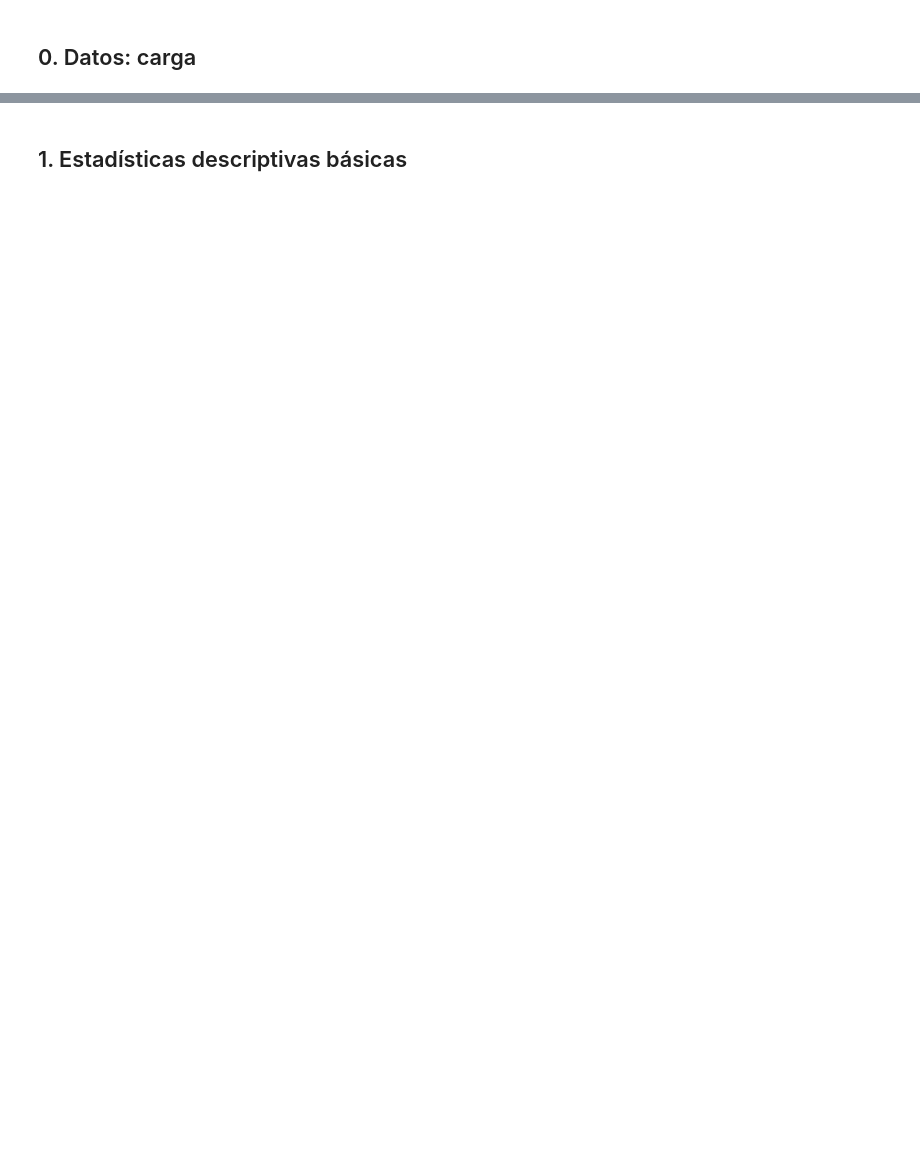
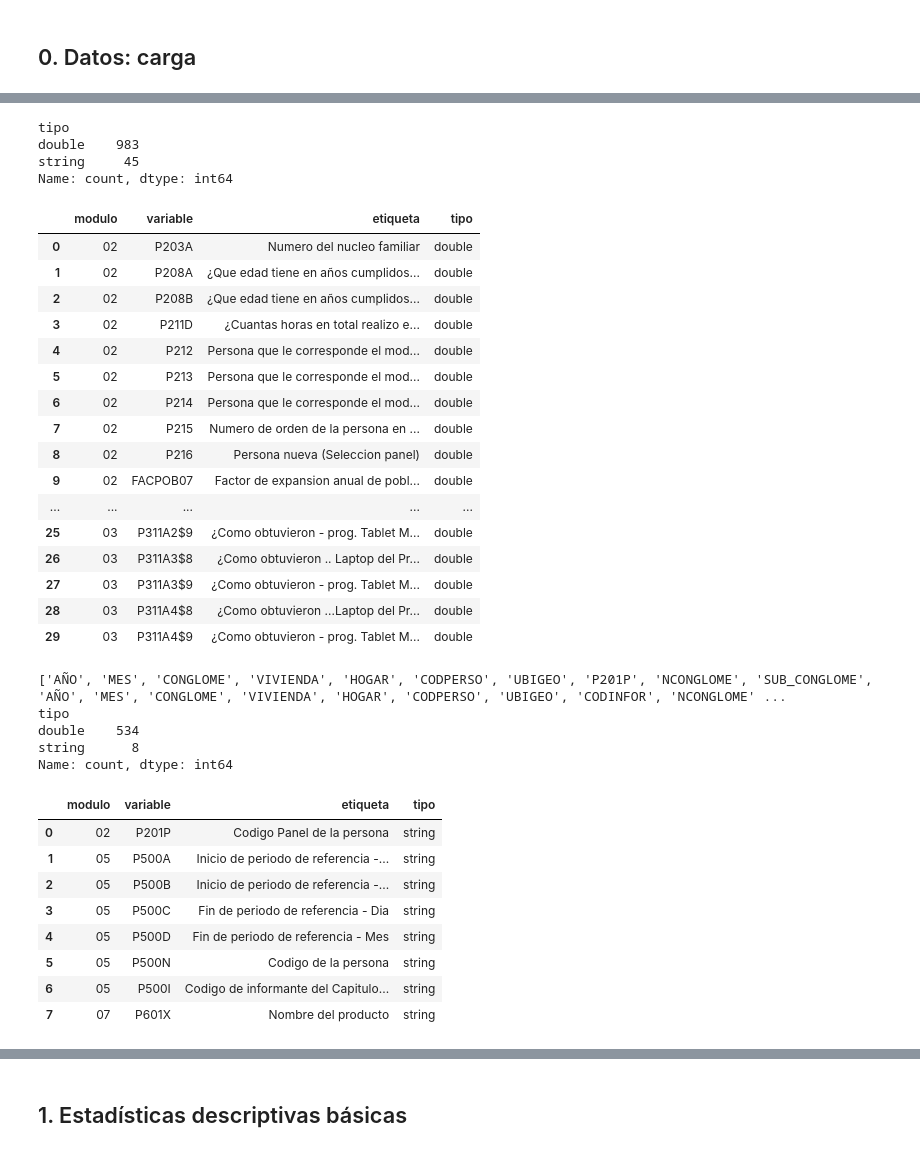
Before and after one commit to HaVi2404/Maestria_proyecto, a Jupyter notebook: notebooks/EDA.ipynb, the cells around one changed output, grey strips where cells are left out. Cells and saved outputs as stored; diff of their text form; code cells hidden in the pictures; blank space fills up the shorter version.

```diff
--- a/notebooks/EDA.ipynb
+++ b/notebooks/EDA.ipynb
@@ -48,0 +141,63 @@ display(variables)
+# %%
+#Variables que no tienen etiquetas de valor
+sin_vl = indice[~indice["tiene_value_labels"]]
+print(sin_vl["tipo"].value_counts())
+
+#Variables tipo double
+resultado = (
+    sin_vl[sin_vl["tipo"] == "double"][["modulo", "variable", "etiqueta", "tipo"]]
+    .head(30)
+    .reset_index(drop=True)
+)
+
+pd.set_option("display.max_colwidth", None)   # no recorta las etiquetas largas
+display(resultado)
+
+print(sin_vl[sin_vl["tipo"] != "double"]["variable"].head(45).tolist())
+sin_vl_p = sin_vl[sin_vl["variable"].str.match(r"^P\d")]
+print(sin_vl_p["tipo"].value_counts())
+
+resultado = (
+    sin_vl_p[sin_vl_p["tipo"] != "double"][["modulo", "variable", "etiqueta", "tipo"]]
+    .head(45)
+    .reset_index(drop=True)
+)
+
+pd.set_option("display.max_colwidth", None)   # no recorta las etiquetas largas
+display(resultado)
+# %% [output]
+tipo
+double    983
+string     45
+Name: count, dtype: int64
+|  | modulo | variable | etiqueta | tipo |
+| 0 | 02 | P203A | Numero del nucleo familiar | double |
+| 1 | 02 | P208A | ¿Que edad tiene en años cumplidos... | double |
+| 2 | 02 | P208B | ¿Que edad tiene en años cumplidos... | double |
+| 3 | 02 | P211D | ¿Cuantas horas en total realizo e... | double |
+| 4 | 02 | P212 | Persona que le corresponde el mod... | double |
+| 5 | 02 | P213 | Persona que le corresponde el mod... | double |
+| 6 | 02 | P214 | Persona que le corresponde el mod... | double |
+| 7 | 02 | P215 | Numero de orden de la persona en ... | double |
+| 8 | 02 | P216 | Persona nueva (Seleccion panel) | double |
+| 9 | 02 | FACPOB07 | Factor de expansion anual de pobl... | double |
+| ... | ... | ... | ... | ... |
+| 25 | 03 | P311A2$9 | ¿Como obtuvieron - prog. Tablet M... | double |
+| 26 | 03 | P311A3$8 | ¿Como obtuvieron .. Laptop del Pr... | double |
+| 27 | 03 | P311A3$9 | ¿Como obtuvieron - prog. Tablet M... | double |
+| 28 | 03 | P311A4$8 | ¿Como obtuvieron ...Laptop del Pr... | double |
+| 29 | 03 | P311A4$9 | ¿Como obtuvieron - prog. Tablet M... | double |
+['AÑO', 'MES', 'CONGLOME', 'VIVIENDA', 'HOGAR', 'CODPERSO', 'UBIGEO', 'P201P', 'NCONGLOME', 'SUB_CONGLOME', 'AÑO', 'MES', 'CONGLOME', 'VIVIENDA', 'HOGAR', 'CODPERSO', 'UBIGEO', 'CODINFOR', 'NCONGLOME' ...
+tipo
+double    534
+string      8
+Name: count, dtype: int64
+|  | modulo | variable | etiqueta | tipo |
+| 0 | 02 | P201P | Codigo Panel de la persona | string |
+| 1 | 05 | P500A | Inicio de periodo de referencia -... | string |
+| 2 | 05 | P500B | Inicio de periodo de referencia -... | string |
+| 3 | 05 | P500C | Fin de periodo de referencia - Dia | string |
+| 4 | 05 | P500D | Fin de periodo de referencia - Mes | string |
+| 5 | 05 | P500N | Codigo de la persona | string |
+| 6 | 05 | P500I | Codigo de informante del Capitulo... | string |
+| 7 | 07 | P601X | Nombre del producto | string |
```
Also changed, not shown: parts of 20 cells of this notebook, 1 other file.
